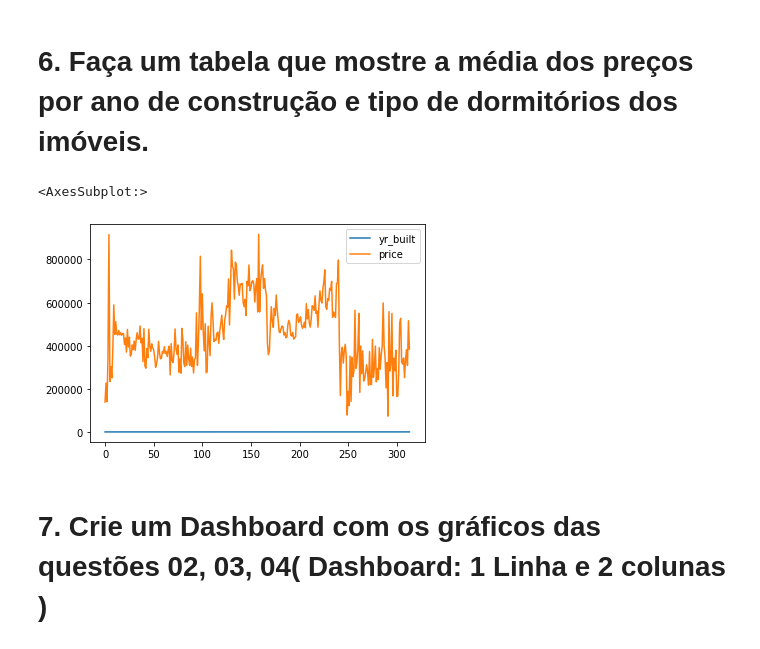
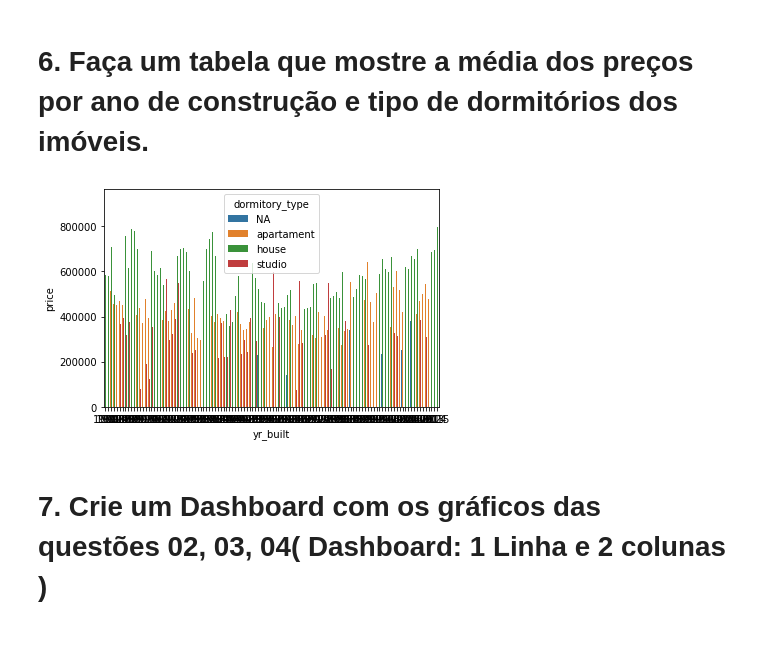
Before and after one commit to guiaraujofreitas/python_do_zero, a Jupyter notebook: Aula_04. Exercícios.ipynb, the cells around one changed output. Drawn from its saved outputs; the diff is of its cells as text; code cells hidden in the pictures.

```diff
--- a/Aula_04. Exercícios.ipynb
+++ b/Aula_04. Exercícios.ipynb
@@ -119,9 +119,8 @@ plt.plot(aux4['yr_renovated'],aux4['price']);
 # %%
 aux5= df4[['price','dormitory_type','yr_built']].groupby(['dormitory_type','yr_built']).mean().reset_index()
 # %%
-aux5.plot()
+sns.barplot(x = 'yr_built', y = 'price', hue = 'dormitory_type', data = aux5);
 # %% [output]
-<AxesSubplot:>
-[figure, old version]
+[figure, new version]
 # %% [markdown]
 # 7. Crie um Dashboard com os gráficos das questões 02, 03, 04( Dashboard: 1 Linha e 2 colunas )
```
Also changed, not shown: parts of 2 cells of this notebook.
